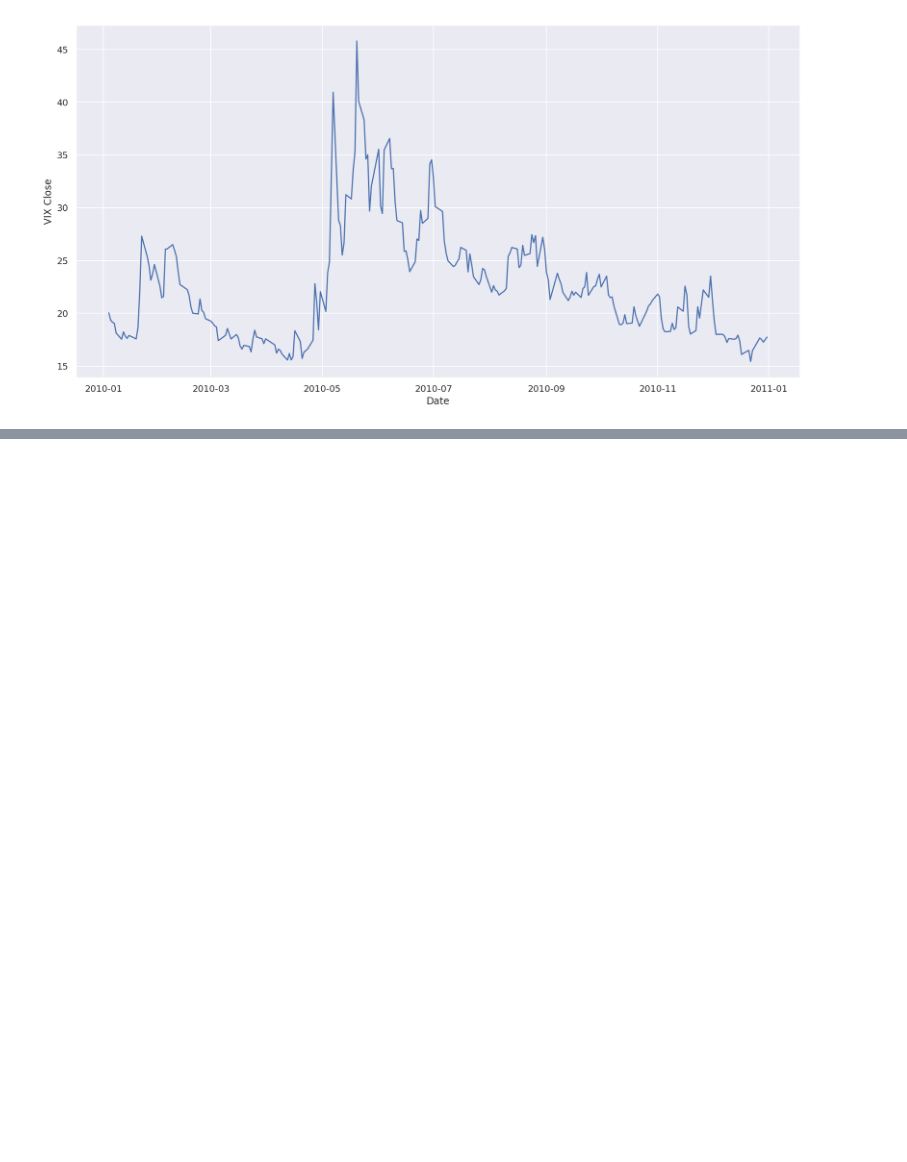
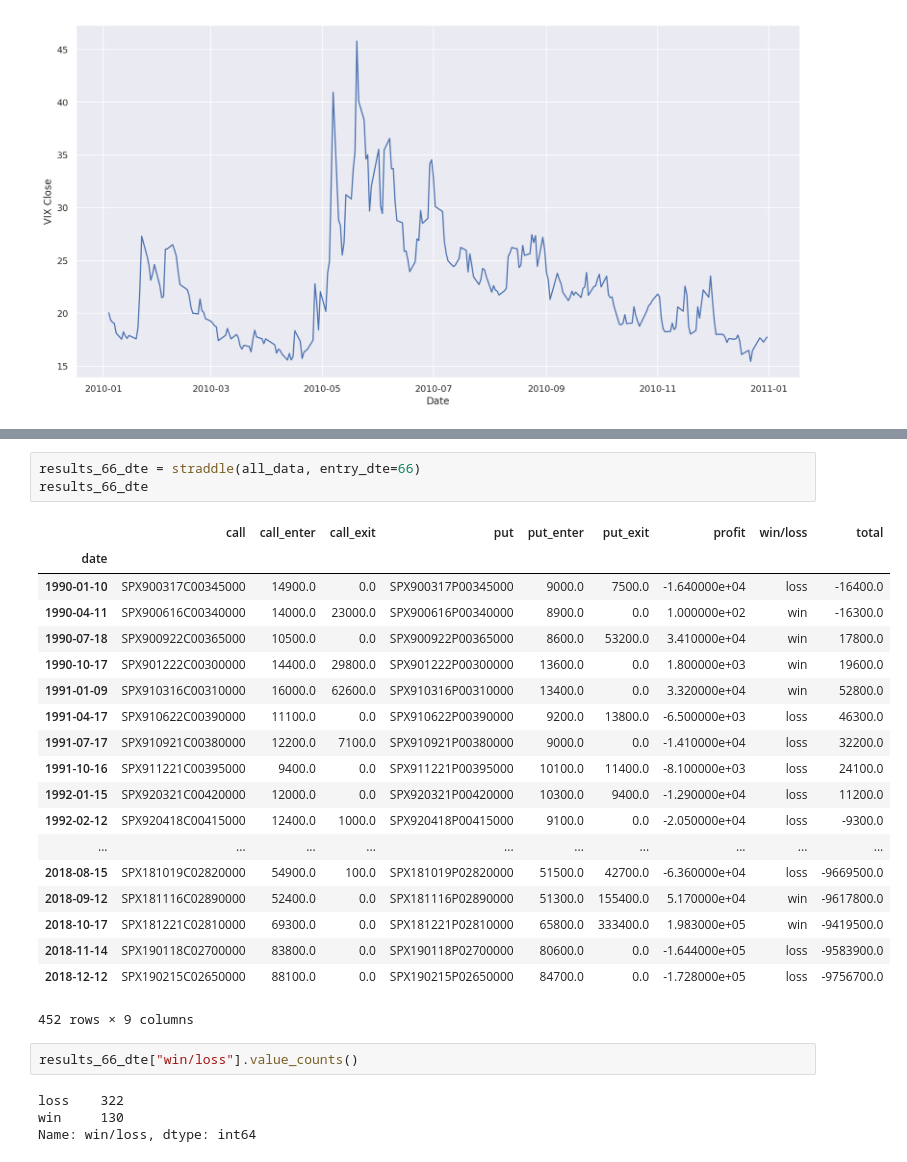
Before and after one commit to lambdaclass/finance_playground, a Jupyter notebook: notebooks/0.3-metdinov-exploring-options-strategies.ipynb, the cells around one changed output, grey strips where cells are left out. Cells and saved outputs as stored; diff of their text form; blank space fills up the shorter version.

```diff
--- a/notebooks/0.3-metdinov-exploring-options-strategies.ipynb
+++ b/notebooks/0.3-metdinov-exploring-options-strategies.ipynb
@@ -160,0 +275,29 @@ sns.lineplot(x=vix_2010.index, y="VIX Close", data=vix_2010)
+# %%
+results_66_dte = straddle(all_data, entry_dte=66)
+results_66_dte
+# %% [output]
+|  | call | call_enter | call_exit | put | put_enter | put_exit | profit | win/loss | total |
+| date |  |  |  |  |  |  |  |  |  |
+| 1990-01-10 | SPX900317C00345000 | 14900.0 | 0.0 | SPX900317P00345000 | 9000.0 | 7500.0 | -1.640000e+04 | loss | -16400.0 |
+| 1990-04-11 | SPX900616C00340000 | 14000.0 | 23000.0 | SPX900616P00340000 | 8900.0 | 0.0 | 1.000000e+02 | win | -16300.0 |
+| 1990-07-18 | SPX900922C00365000 | 10500.0 | 0.0 | SPX900922P00365000 | 8600.0 | 53200.0 | 3.410000e+04 | win | 17800.0 |
+| 1990-10-17 | SPX901222C00300000 | 14400.0 | 29800.0 | SPX901222P00300000 | 13600.0 | 0.0 | 1.800000e+03 | win | 19600.0 |
+| 1991-01-09 | SPX910316C00310000 | 16000.0 | 62600.0 | SPX910316P00310000 | 13400.0 | 0.0 | 3.320000e+04 | win | 52800.0 |
+| 1991-04-17 | SPX910622C00390000 | 11100.0 | 0.0 | SPX910622P00390000 | 9200.0 | 13800.0 | -6.500000e+03 | loss | 46300.0 |
+| 1991-07-17 | SPX910921C00380000 | 12200.0 | 7100.0 | SPX910921P00380000 | 9000.0 | 0.0 | -1.410000e+04 | loss | 32200.0 |
+| 1991-10-16 | SPX911221C00395000 | 9400.0 | 0.0 | SPX911221P00395000 | 10100.0 | 11400.0 | -8.100000e+03 | loss | 24100.0 |
+| 1992-01-15 | SPX920321C00420000 | 12000.0 | 0.0 | SPX920321P00420000 | 10300.0 | 9400.0 | -1.290000e+04 | loss | 11200.0 |
+| 1992-02-12 | SPX920418C00415000 | 12400.0 | 1000.0 | SPX920418P00415000 | 9100.0 | 0.0 | -2.050000e+04 | loss | -9300.0 |
+| ... | ... | ... | ... | ... | ... | ... | ... | ... | ... |
+| 2018-08-15 | SPX181019C02820000 | 54900.0 | 100.0 | SPX181019P02820000 | 51500.0 | 42700.0 | -6.360000e+04 | loss | -9669500.0 |
+| 2018-09-12 | SPX181116C02890000 | 52400.0 | 0.0 | SPX181116P02890000 | 51300.0 | 155400.0 | 5.170000e+04 | win | -9617800.0 |
+| 2018-10-17 | SPX181221C02810000 | 69300.0 | 0.0 | SPX181221P02810000 | 65800.0 | 333400.0 | 1.983000e+05 | win | -9419500.0 |
+| 2018-11-14 | SPX190118C02700000 | 83800.0 | 0.0 | SPX190118P02700000 | 80600.0 | 0.0 | -1.644000e+05 | loss | -9583900.0 |
+| 2018-12-12 | SPX190215C02650000 | 88100.0 | 0.0 | SPX190215P02650000 | 84700.0 | 0.0 | -1.728000e+05 | loss | -9756700.0 |
+452 rows × 9 columns
+# %%
+results_66_dte["win/loss"].value_counts()
+# %% [output]
+loss    322
+win     130
+Name: win/loss, dtype: int64
```
Also changed, not shown: parts of 18 cells of this notebook, 1 other file.
